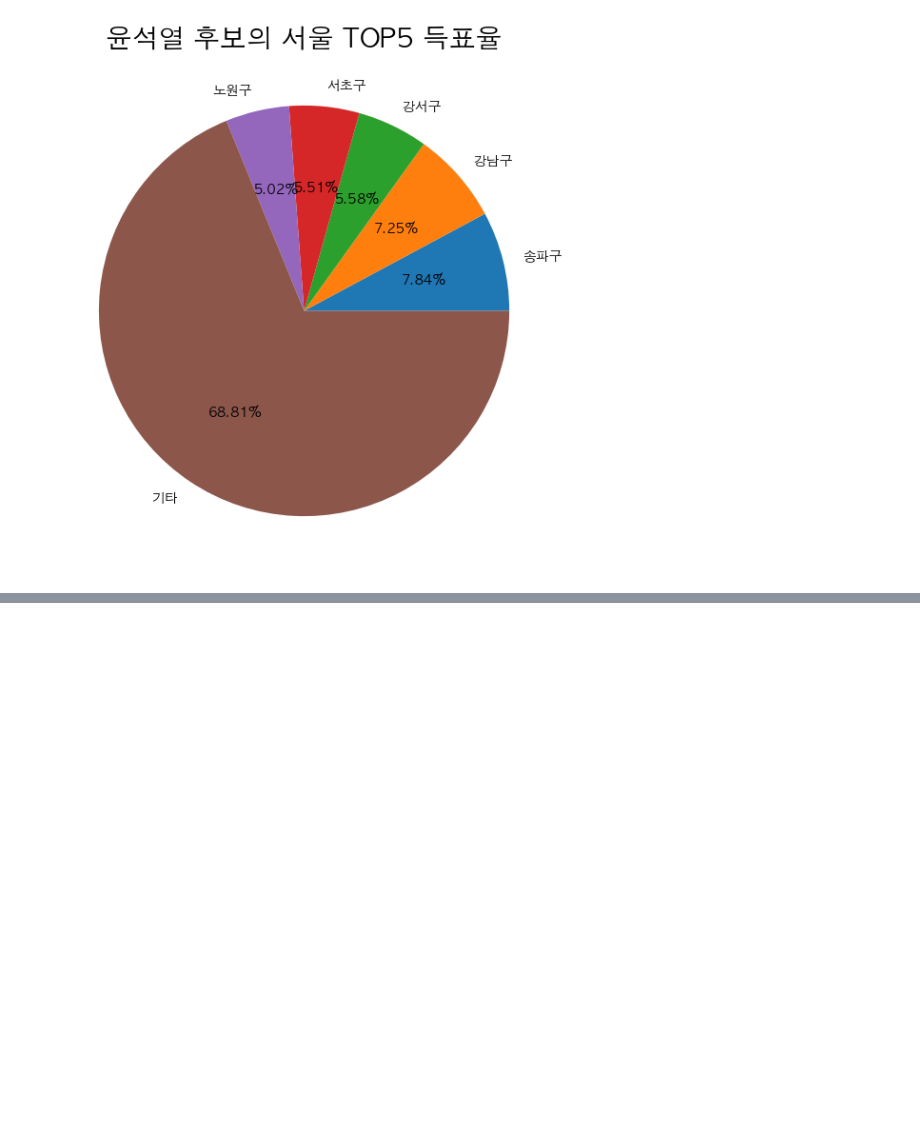
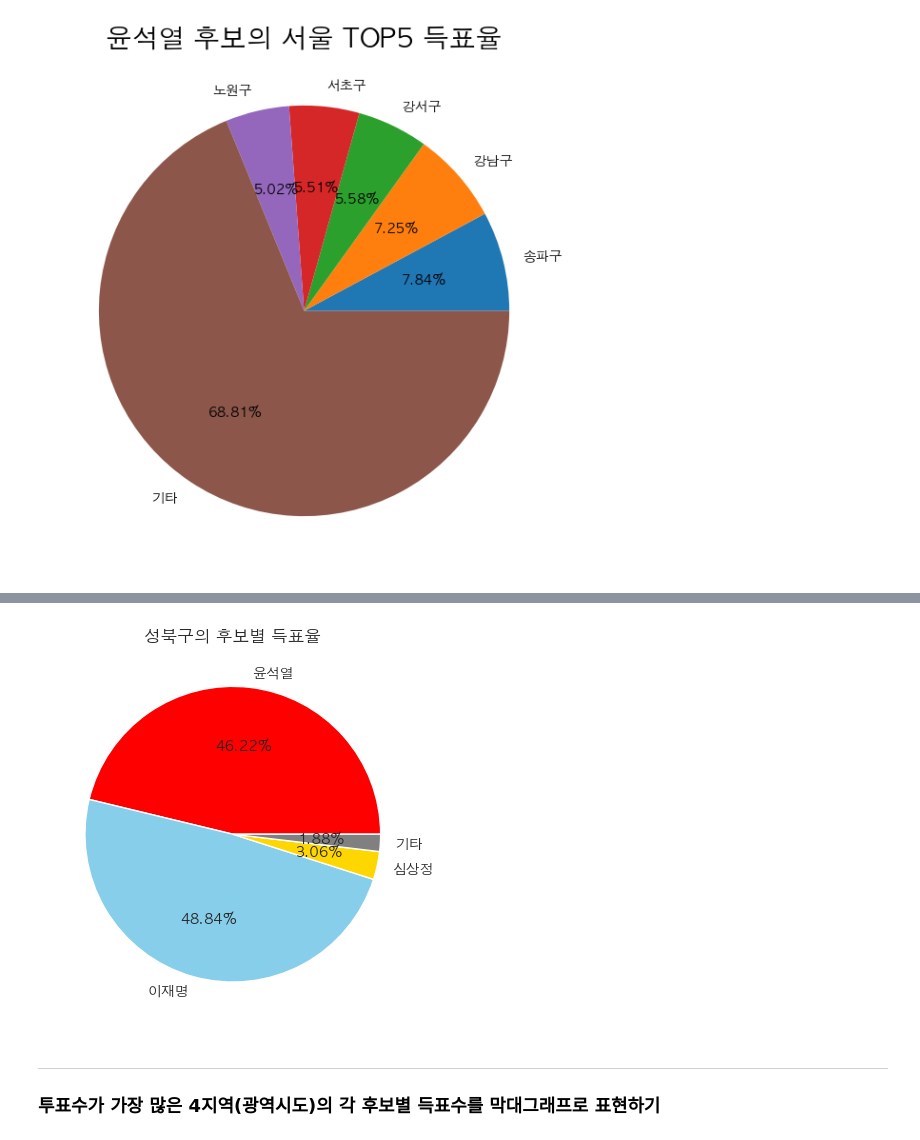
Before and after one commit to jjhwnn/Python, a Jupyter notebook: 3.DataAnalysis/Note/12.대선자료시각화.ipynb, the cells around one changed output, grey strips where cells are left out. Drawn from its saved outputs; the diff is of its cells as text; code cells hidden in the pictures; blank space fills up the shorter version.

```diff
--- a/3.DataAnalysis/Note/12.대선자료시각화.ipynb
+++ b/3.DataAnalysis/Note/12.대선자료시각화.ipynb
@@ -257,0 +312,16 @@ plt.show()
+# %%
+# 파이차트로 그리기
+plt.pie(
+    elec_sb_data,
+    labels=['윤석열', '이재명', '심상정', '기타'],
+    autopct = '%.2f%%',
+    colors=['red','#87CEEB','gold','gray']
+)
+
+plt.title('성북구의 후보별 득표율')
+plt.show()
+# %% [output]
+[figure, added]
+# %% [markdown]
+---
+###  투표수가 가장 많은 4지역(광역시도)의 각 후보별 득표수를 막대그래프로 표현하기
```
Also changed, not shown: parts of 24 cells of this notebook, 4 other files.
